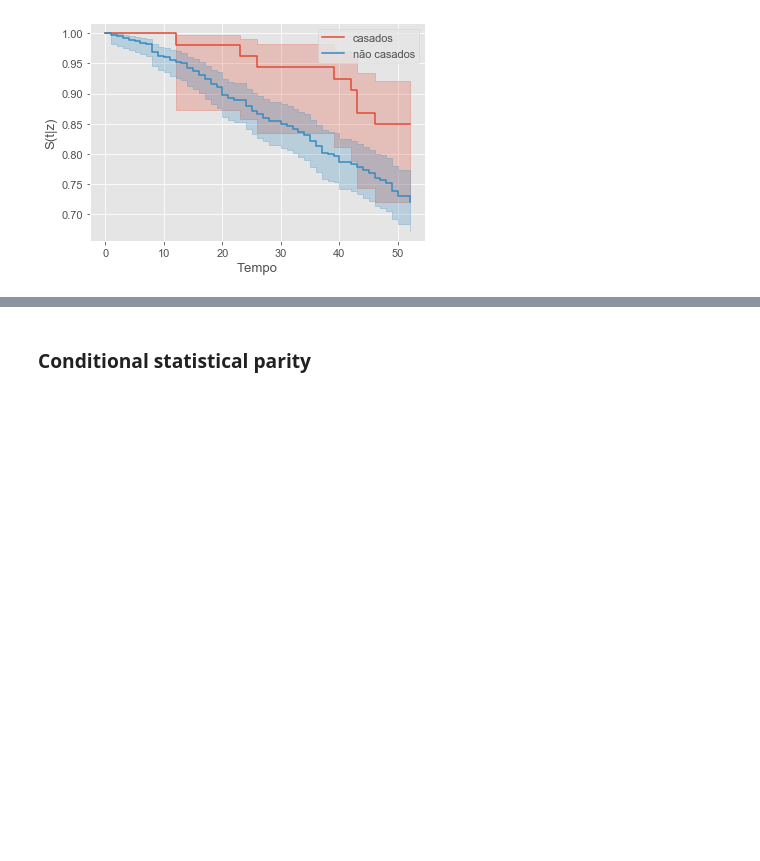
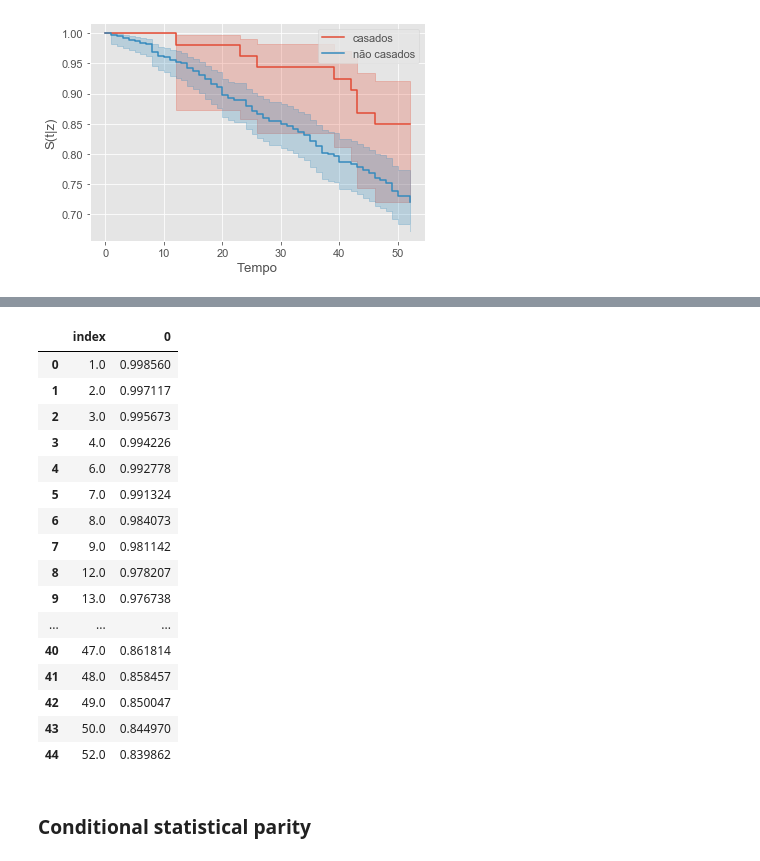
Before and after one commit to bseewald/fairness-ml-health, a Jupyter notebook: notebooks/mimic-iii/survival_analysis/Rossi-Copy1.ipynb, the cells around one changed output, grey strips where cells are left out. Saved outputs shown, nothing was run; the diff lists cells and outputs as text; code cells hidden in the pictures; blank space fills up the shorter version.

```diff
--- a/notebooks/mimic-iii/survival_analysis/Rossi-Copy1.ipynb
+++ b/notebooks/mimic-iii/survival_analysis/Rossi-Copy1.ipynb
@@ -363,3 +363,27 @@ survival_curve_plot(surv_mar, surv_not_mar, label5, label6)
+# %%
+df_surv_median1, df_surv_std1, df_surv_median2, df_surv_std2 = survival_curve_median_calc(surv_mar, surv_not_mar)
+# %%
+df = df_surv_median1.to_frame().reset_index()
+# %%
+df
+# %% [output]
+|  | index | 0 |
+| 0 | 1.0 | 0.998560 |
+| 1 | 2.0 | 0.997117 |
+| 2 | 3.0 | 0.995673 |
+| 3 | 4.0 | 0.994226 |
+| 4 | 6.0 | 0.992778 |
+| 5 | 7.0 | 0.991324 |
+| 6 | 8.0 | 0.984073 |
+| 7 | 9.0 | 0.981142 |
+| 8 | 12.0 | 0.978207 |
+| 9 | 13.0 | 0.976738 |
+| ... | ... | ... |
+| 40 | 47.0 | 0.861814 |
+| 41 | 48.0 | 0.858457 |
+| 42 | 49.0 | 0.850047 |
+| 43 | 50.0 | 0.844970 |
+| 44 | 52.0 | 0.839862 |
 # %% [markdown]
 ### Conditional statistical parity
 # %%
```
Also changed, not shown: parts of 28 cells of this notebook.
